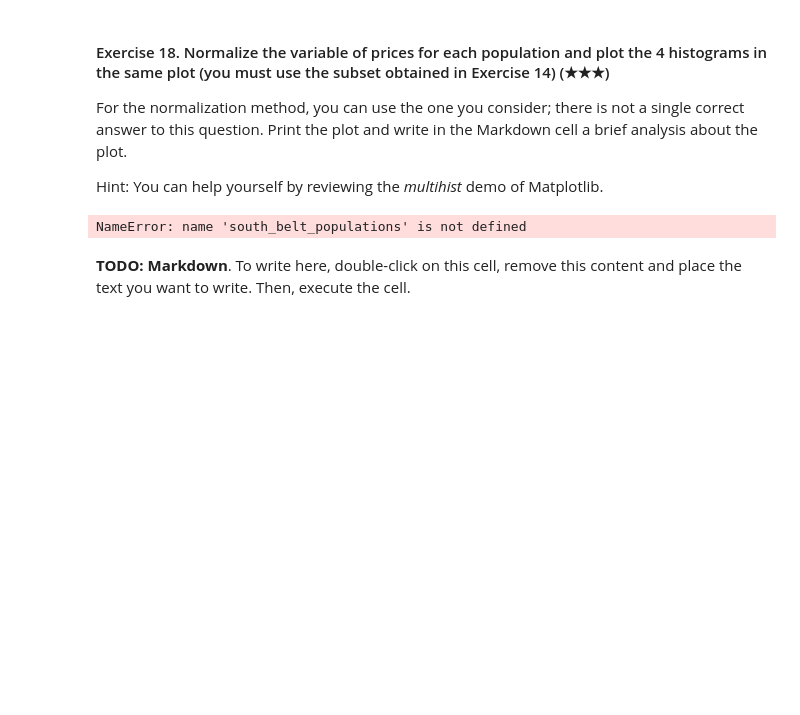
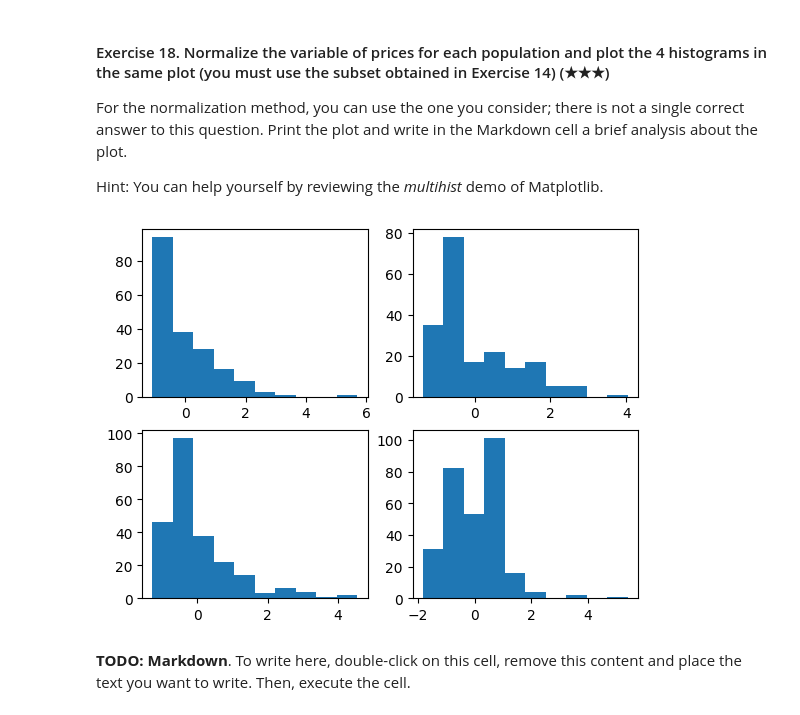
Before and after one commit to 4GeeksAcademy/Adam-Val-realestate-datacleanup-exercise, a Jupyter notebook: project.ipynb, the cells around one changed output. Saved outputs shown, nothing was run; the diff lists cells and outputs as text; code cells hidden in the pictures; blank space fills up the shorter version.

```diff
--- a/project.ipynb
+++ b/project.ipynb
@@ -431,30 +432,25 @@ For the normalization method, you can use the one you consider; there is not a s
 
 Hint: You can help yourself by reviewing the *multihist* demo of Matplotlib.
 # %%
-import numpy as np
+for population in south_belt:
 
-normalized_prices=[]
+    normalized_prices = south_belt.groupby('level5')['price'].apply(lambda x:(x - x.mean()) / x.std())
 
-for population in south_belt_populations:
-    prices=south_belt['price'][south_belt['level5'] == population]
-    normalized_prices.append((prices - prices.mean()) / prices.std())
 
-# Calcuate common bins for all populations
-bins=np.histogram(np.hstack(normalized_prices), bins=40)[1]
+normalized_Alcorcón=normalized_prices['Alcorcón']
+normalized_Fuenlabrada=normalized_prices['Fuenlabrada']
+normalized_Getafe=normalized_prices['Getafe']
+normalized_Leganés=normalized_prices['Leganés']
 
-# Draw the plot
-plt.title('House price in Madrid south belt')
+f, axs = plt.subplots(2,2)
+axs[0,0].hist(normalized_Alcorcón)
+axs[1,0].hist(normalized_Fuenlabrada)
+axs[0,1].hist(normalized_Leganés)
+axs[1,1].hist(normalized_Getafe)
 
-for population, prices in zip(south_belt_populations, normalized_prices):
-
-    plt.hist(prices, bins=bins, label=population, alpha=0.5)
-
-plt.xlabel('House price (USD)')
-plt.ylabel('Houses')
-plt.legend(loc='upper right')
 plt.show()
 # %% [output]
-NameError: name 'south_belt_populations' is not defined
+[figure, added]
 # %% [markdown]
 **TODO: Markdown**. To write here, double-click on this cell, remove this content and place the text you want to write. Then, execute the cell.
 # %% [markdown]
```
Also changed, not shown: parts of 8 cells of this notebook.
